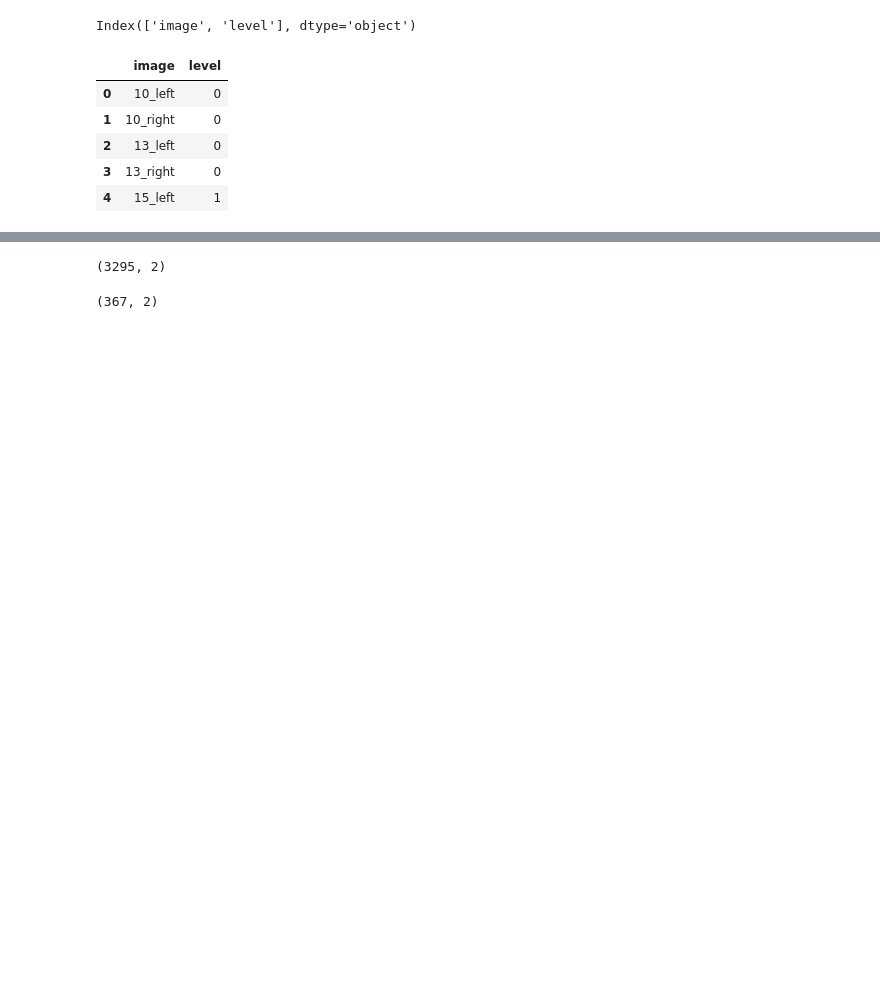
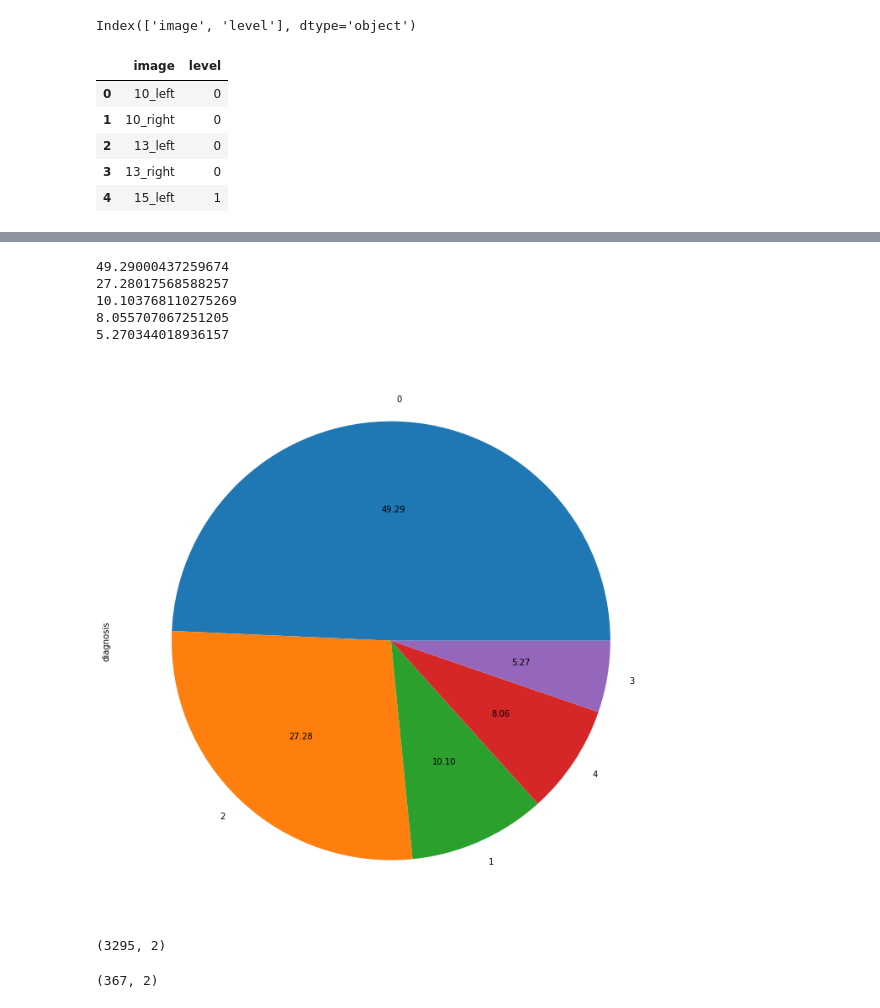
Before and after one commit to LeCongThuong/btl-aptos, a Jupyter notebook: notebooks/data_inspect.ipynb, the cells around one changed output, grey strips where cells are left out. Cells and saved outputs as stored; diff of their text form; code cells hidden in the pictures; blank space fills up the shorter version.

```diff
--- a/notebooks/data_inspect.ipynb
+++ b/notebooks/data_inspect.ipynb
@@ -61,3 +78,13 @@ Index(['image', 'level'], dtype='object')
+# %%
+plt.figure(figsize=(18, 12));
+train_19_df['diagnosis'].value_counts().plot(kind='pie',  autopct = cust_format);
+# %% [output]
+49.29000437259674
+27.28017568588257
+10.103768110275269
+8.055707067251205
+5.270344018936157
+[figure, added]
 # %%
 sub_train_19_df, val_19_df = train_test_split(train_19_df, test_size=0.1, random_state=42, stratify=train_19_df.diagnosis)
 # %%
```
Also changed, not shown: parts of 6 cells of this notebook, 8 other files.
